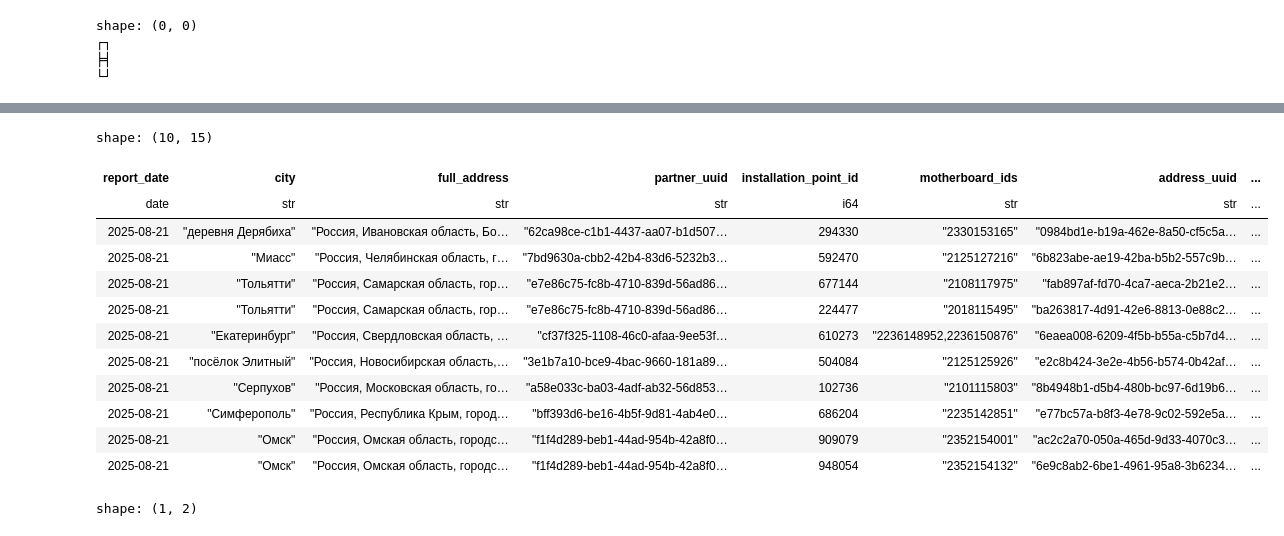
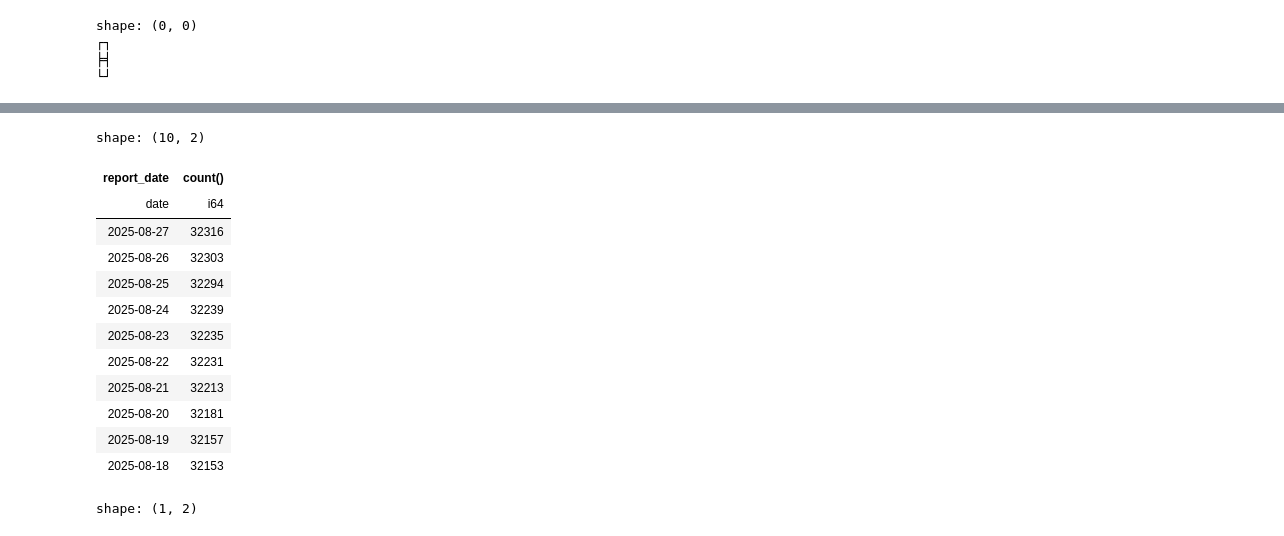
Before and after one commit to sputnik-systems/analytics, a Jupyter notebook: Clickhouse/t_subscribtions_citizens_by_companies_and_cities_address/t_subscribtions_citizens_by_companies_and_cities_address_ch.ipynb, the cells around one changed output, grey strips where cells are left out. Saved outputs shown, nothing was run; the diff lists cells and outputs as text; code cells hidden in the pictures.

```diff
--- a/Clickhouse/t_subscribtions_citizens_by_companies_and_cities_address/t_subscribtions_citizens_by_companies_and_cities_address_ch.ipynb
+++ b/Clickhouse/t_subscribtions_citizens_by_companies_and_cities_address/t_subscribtions_citizens_by_companies_and_cities_address_ch.ipynb
@@ -503,27 +714,30 @@ ch.query_run(query_text)
 # %%
 query_text = """
     SELECT
-        *
+        report_date,
+        count(*)
     FROM db1.t_subscribtions_citizens_by_companies_and_cities_address_ch
-    ORDER BY report_date DESC
+    group by report_date
+    order by
+    report_date desc
     LIMIT 10
 
     """
 ch.query_run(query_text)
 # %% [output]
-shape: (10, 15)
+shape: (10, 2)
-| report_date | city | full_address | partner_uuid | installation_point_id | motherboard_ids | address_uuid | ... |
-| date | str | str | str | i64 | str | str | ... |
-| 2025-08-21 | "деревня Дерябиха" | "Россия, Ивановская область, Бо… | "62ca98ce-c1b1-4437-aa07-b1d507… | 294330 | "2330153165" | "0984bd1e-b19a-462e-8a50-cf5c5a… | ... |
-| 2025-08-21 | "Миасс" | "Россия, Челябинская область, г… | "7bd9630a-cbb2-42b4-83d6-5232b3… | 592470 | "2125127216" | "6b823abe-ae19-42ba-b5b2-557c9b… | ... |
-| 2025-08-21 | "Тольятти" | "Россия, Самарская область, гор… | "e7e86c75-fc8b-4710-839d-56ad86… | 677144 | "2108117975" | "fab897af-fd70-4ca7-aeca-2b21e2… | ... |
-| 2025-08-21 | "Тольятти" | "Россия, Самарская область, гор… | "e7e86c75-fc8b-4710-839d-56ad86… | 224477 | "2018115495" | "ba263817-4d91-42e6-8813-0e88c2… | ... |
-| 2025-08-21 | "Екатеринбург" | "Россия, Свердловская область, … | "cf37f325-1108-46c0-afaa-9ee53f… | 610273 | "2236148952,2236150876" | "6eaea008-6209-4f5b-b55a-c5b7d4… | ... |
-| 2025-08-21 | "посёлок Элитный" | "Россия, Новосибирская область,… | "3e1b7a10-bce9-4bac-9660-181a89… | 504084 | "2125125926" | "e2c8b424-3e2e-4b56-b574-0b42af… | ... |
-| 2025-08-21 | "Серпухов" | "Россия, Московская область, го… | "a58e033c-ba03-4adf-ab32-56d853… | 102736 | "2101115803" | "8b4948b1-d5b4-480b-bc97-6d19b6… | ... |
-| 2025-08-21 | "Симферополь" | "Россия, Республика Крым, город… | "bff393d6-be16-4b5f-9d81-4ab4e0… | 686204 | "2235142851" | "e77bc57a-b8f3-4e78-9c02-592e5a… | ... |
-| 2025-08-21 | "Омск" | "Россия, Омская область, городс… | "f1f4d289-beb1-44ad-954b-42a8f0… | 909079 | "2352154001" | "ac2c2a70-050a-465d-9d33-4070c3… | ... |
-| 2025-08-21 | "Омск" | "Россия, Омская область, городс… | "f1f4d289-beb1-44ad-954b-42a8f0… | 948054 | "2352154132" | "6e9c8ab2-6be1-4961-95a8-3b6234… | ... |
+| report_date | count() |
+| date | i64 |
+| 2025-08-27 | 32316 |
+| 2025-08-26 | 32303 |
+| 2025-08-25 | 32294 |
+| 2025-08-24 | 32239 |
+| 2025-08-23 | 32235 |
+| 2025-08-22 | 32231 |
+| 2025-08-21 | 32213 |
+| 2025-08-20 | 32181 |
+| 2025-08-19 | 32157 |
+| 2025-08-18 | 32153 |
 # %%
 query_text = """
 SYSTEM REFRESH VIEW db1.t_subscribtions_citizens_by_companies_and_cities_address_mv
```
Also changed, not shown: parts of 38 cells of this notebook, 32 other files.
